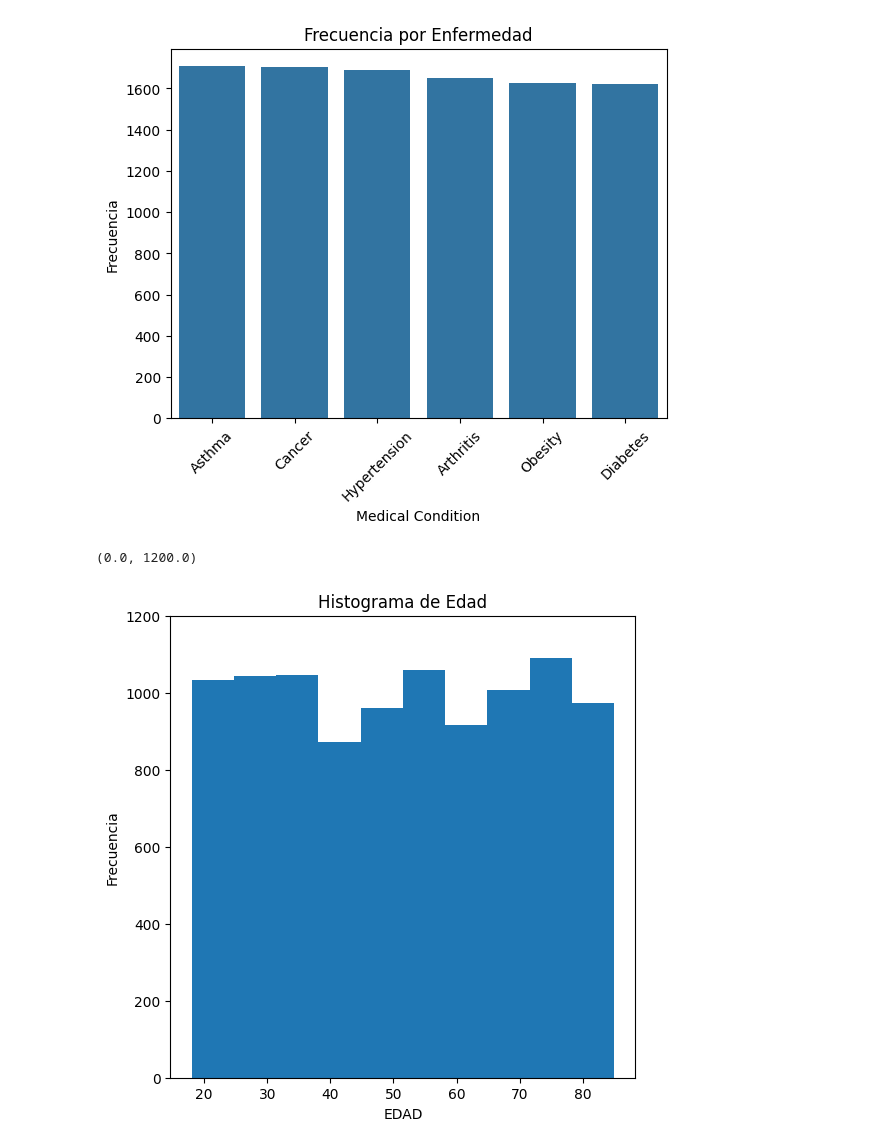
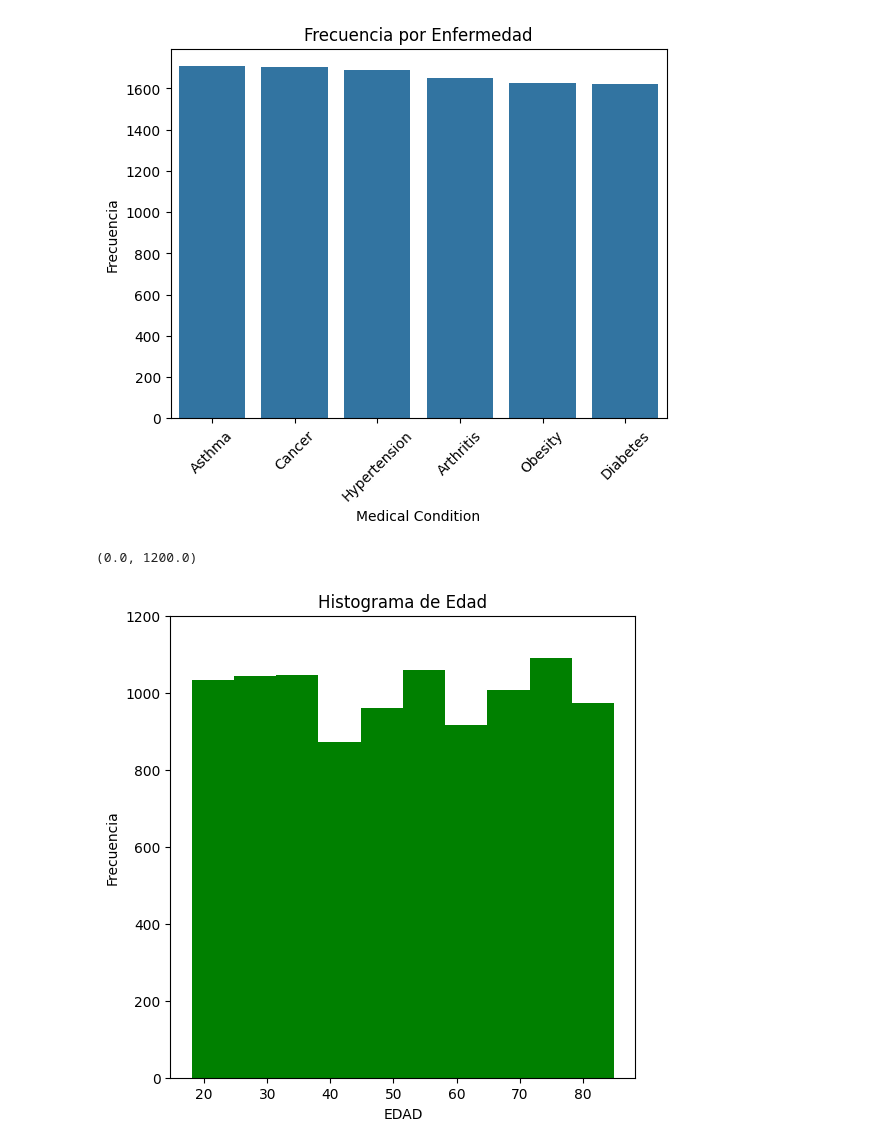
Before and after one commit to JuanBecerra07/bootCAMP, a Jupyter notebook: Actividad 2/Plotting.ipynb, the cells around one changed output. Saved outputs shown, nothing was run; the diff lists cells and outputs as text; code cells hidden in the pictures.

```diff
--- a/Actividad 2/Plotting.ipynb
+++ b/Actividad 2/Plotting.ipynb
@@ -176,11 +163,11 @@ Text(0.5, 1.0, 'Frecuencia por Enfermedad')
 [figure]
 # %%
 fig, ax = plt.subplots(figsize=(6,6))
-ax.hist(x= df.Age, density=False, orientation='vertical')
+ax.hist(x= df.Age, density=False, orientation='vertical', color='g')
 ax.set_xlabel('EDAD')
 ax.set_ylabel('Frecuencia')
 ax.set_title('Histograma de Edad')
 ax.set_ylim(0,1200)
 # %% [output]
 (0.0, 1200.0)
-[figure, old version]
+[figure, new version]
```
Also changed, not shown: parts of 6 cells of this notebook.
